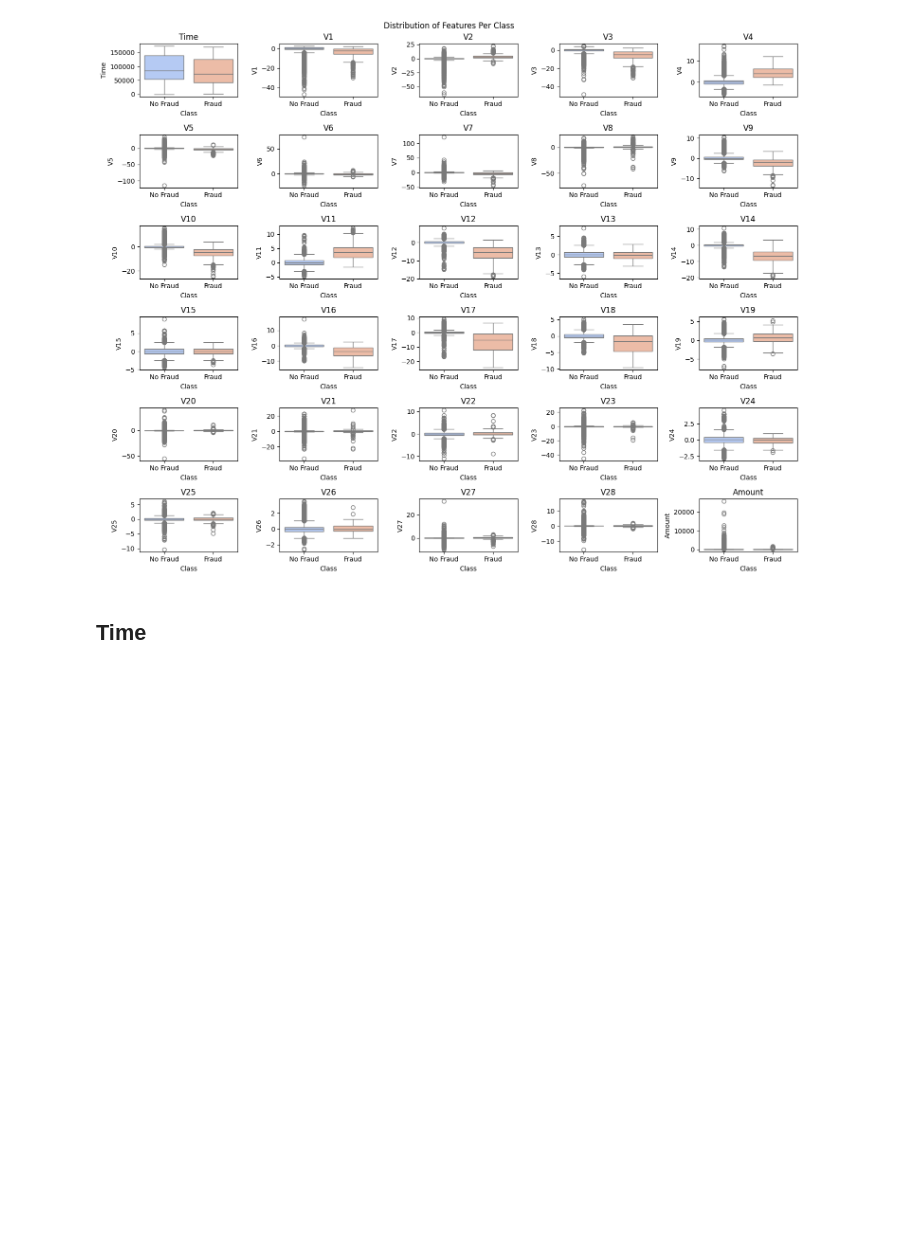
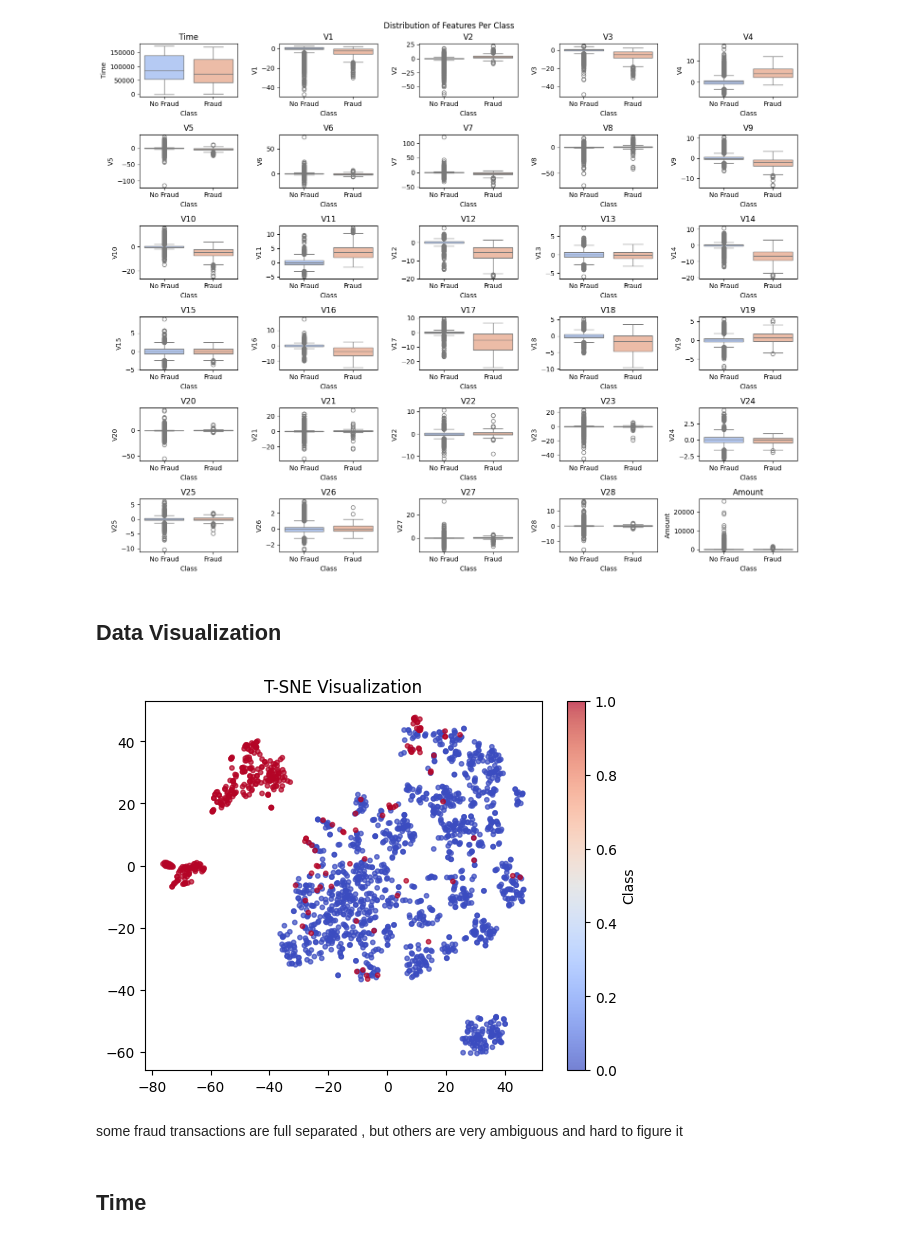
Before and after one commit to tareksaber55/Credit-Card-Fraud-Detection, a Jupyter notebook: EDA.ipynb, the cells around one changed output. Drawn from its saved outputs; the diff is of its cells as text; code cells hidden in the pictures; blank space fills up the shorter version.

```diff
--- a/EDA.ipynb
+++ b/EDA.ipynb
@@ -159,3 +156,5 @@ def show_distributions(df):
 show_distributions(df)
 # %% [output]
 [figure]
+# %% [markdown]
+## Data Visualization
@@ -162,3 +164,31 @@ show_distributions(df)
+# %%
+minority_count = sum(df.Class == 1)
+x = df.drop(columns=['Time','Amount','Class'])
+t = df.Class
+x_sampled,t_sampled = RandomUnderSampler(random_state=42,sampling_strategy={0:minority_count*4}).fit_resample(x,t)
+# %%
+tsne = TSNE(
+    n_components=2,
+    perplexity=30,
+    learning_rate=200,
+    max_iter=1000,
+    random_state=42
+)
+x_tsne = tsne.fit_transform(x_sampled)
+# %%
+plt.scatter(x_tsne[:,0],
+            x_tsne[:,1],
+            c=t_sampled,
+            cmap='coolwarm',
+            s=10,
+            alpha=0.7)
+plt.title('T-SNE Visualization')
+plt.colorbar(label='Class')
+plt.show()
+# %% [output]
+[figure, added]
+# %% [markdown]
+some fraud transactions are full separated , but others are very ambiguous and hard to figure it
 # %% [markdown]
 ## Time
 # %%
```
Also changed, not shown: parts of 5 cells of this notebook.
